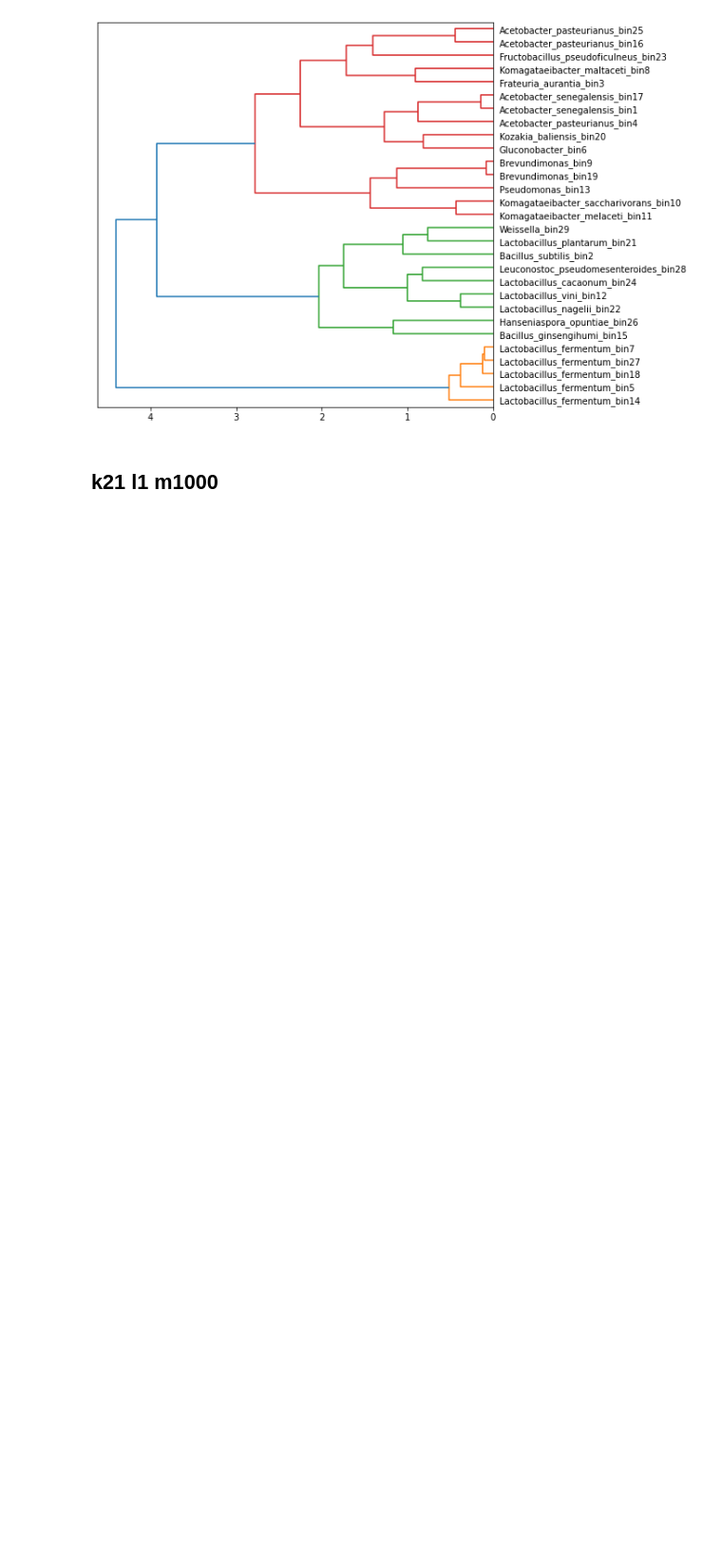
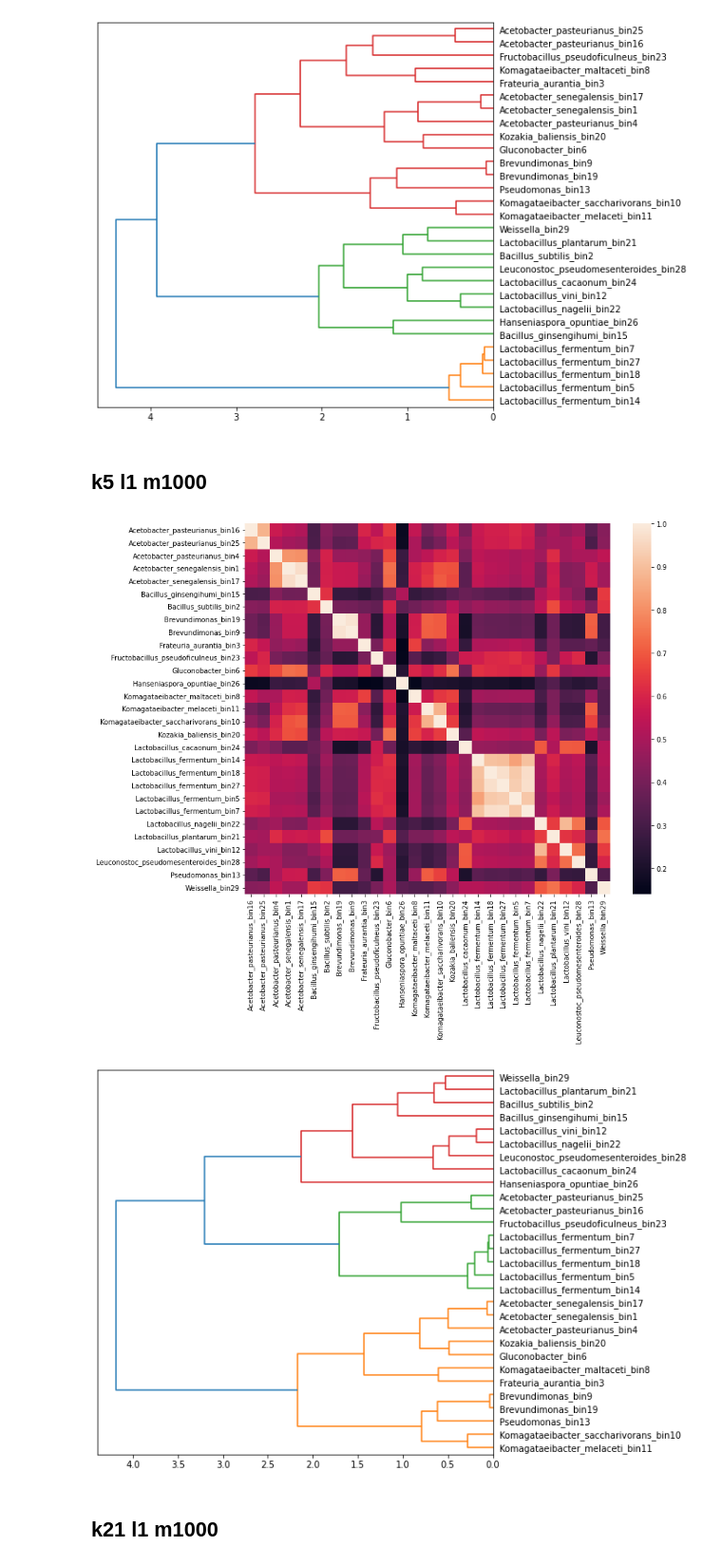
Before and after one commit to LuiggiTenorioK/minhash-benchmark, a Jupyter notebook: src/clustering.ipynb, the cells around one changed output. Shown at 95% size. Drawn from its saved outputs; the diff is of its cells as text; code cells hidden in the pictures; blank space fills up the shorter version.

```diff
--- a/src/clustering.ipynb
+++ b/src/clustering.ipynb
@@ -51,6 +51,21 @@ plt.show()
 [figure]
 # %% [markdown]
 # OMH
+# %%
+def omh_pipe(path):
+    omh_dist_df = pd.read_csv(path, sep=" ", header=None)
+    omh_heatmap = pd.pivot_table(omh_dist_df,index=0,columns=1,values=2)
+    omh_heatmap.columns.name = None
+    omh_heatmap.index.name = None
+
+    plt.figure(figsize=(12,10))
+    sns.heatmap(omh_heatmap)
+    plt.show()
+
+    omh_clusters = linkage(omh_heatmap, method="ward")
+    plt.figure(figsize=(8, 8))
+    dendrogram(omh_clusters, labels=omh_heatmap.index, leaf_rotation=0, orientation="left")
+    plt.show()
 # %% [markdown]
 ## k5 l2 m1000
 # %%
@@ -91,5 +106,12 @@ dendrogram(omh_clusters, labels=omh_heatmap.index, leaf_rotation=0, orientation=
 plt.show()
 # %% [output]
 [figure]
+# %% [markdown]
+## k5 l1 m1000
+# %%
+omh_pipe("../distances/mags-omh-k5-l1-m1000.dist")
+# %% [output]
+[figure, added]
+[figure, added]
 # %% [markdown]
 ## k21 l1 m1000
```
Also changed, not shown: parts of 10 cells of this notebook, 3 other files.
